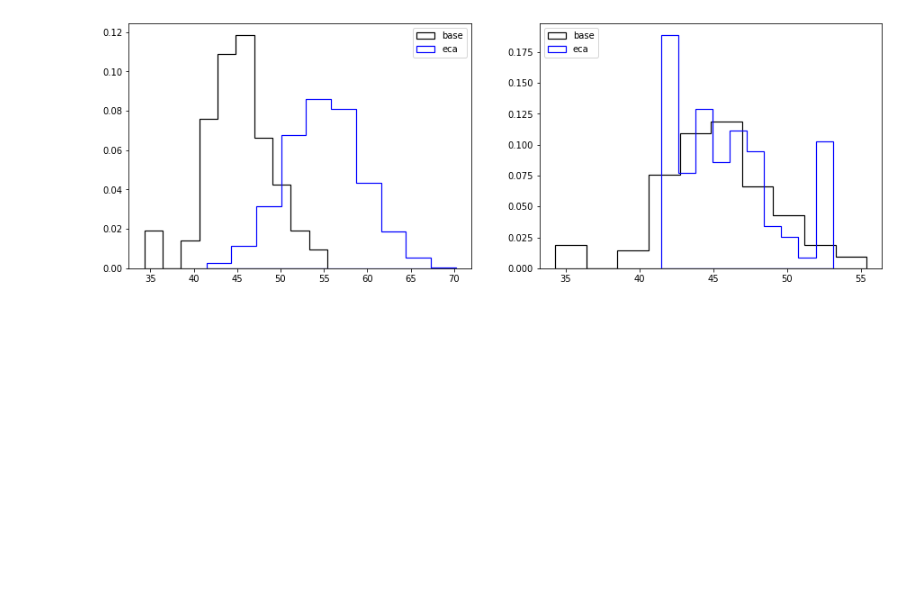
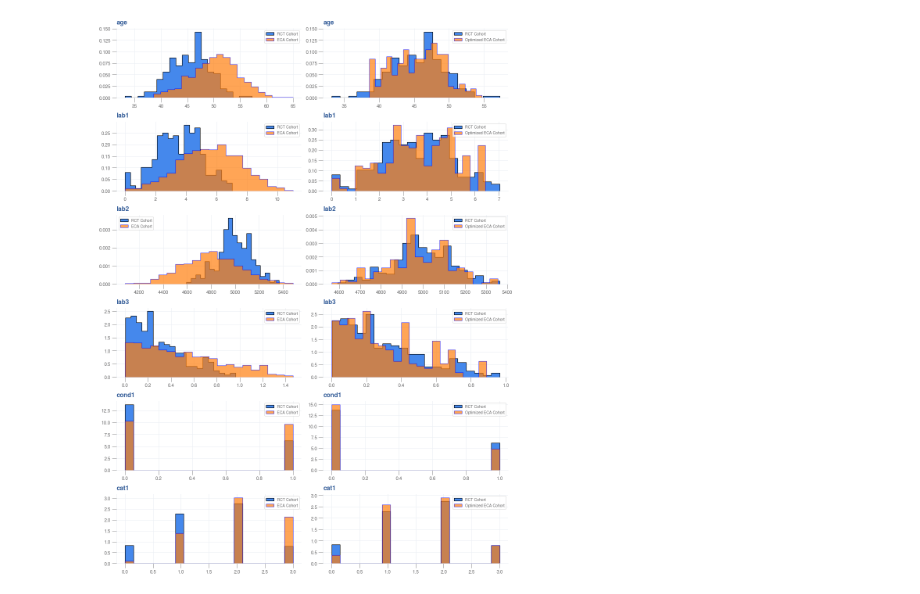
Before and after one commit to csrinesh/balance_cohort, a Jupyter notebook: cohortbalancer.ipynb, the cells around one changed output. Saved outputs shown, nothing was run; the diff lists cells and outputs as text; code cells hidden in the pictures; blank space fills up the shorter version.

```diff
--- a/cohortbalancer.ipynb
+++ b/cohortbalancer.ipynb
@@ -65,2 +150,9 @@ waypoints = np.linspace(a, b, 100)
+# %%
+kde_age = density_age(waypoints_age)*barwidth_age
+kde_lab1 = density_lab1(waypoints_lab1)*barwidth_lab1
+kde_lab2 = density_lab2(waypoints_lab2)*barwidth_lab2
+kde_lab3 = density_lab3(waypoints_lab3)*barwidth_lab3
+kde_cond1 = density_cond1(waypoints_cond1)*barwidth_cond1
+kde_cat1 = density_cat1(waypoints_cat1)*barwidth_cat1
 # %%
 def calc_loss(w):
@@ -72,14 +195,14 @@ def calc_loss(w):
 # %%
-def noneg(x):
-    return x - 0.00001
-
-cons = ({'type': 'ineq', 'fun': noneg},
-        {'type': 'eq', 'fun': lambda x: sum(x) - 1})
+bounds = list(zip(np.zeros(config['neca']), np.ones(config['neca'])))
 # %%
 %%time
-weights = 0.001*np.ones(config['neca'])
+weights = np.ones(config['neca'])/config['neca']
 
-wopt = minimize(calc_loss, weights, constraints=cons, options=
-            {"disp":True,"maxiter":1000})
-p = wopt.x
+# wopt = minimize(calc_loss, weights, options= {'maxiter': 10000, 'disp': True},
+#             bounds=bounds, method="L-BFGS-B")
+wopt = minimize(calc_loss, weights,
+                options={'maxfun': 1e6, 'maxiter': 1000, 'disp': True,
+                         'gtol':1e-5},
+                bounds=bounds, method="L-BFGS-B")
+p = wopt.x/sum(wopt.x)
 # %% [output]
@@ -98,14 +239,12 @@ plt.scatter(data_eca['age'], p)
 # %%
-data_eca_study = data_eca.sample(n=config['nbase'], replace=True, weights=p)
+data_eca_study = data_eca.sample(n=config['nbase'], replace=True, weights=p,
+                                 random_state=42)
+data_eca_study.name = 'Optimized ECA Cohort'
 # %%
-_, ax = plt.subplots(1,2, figsize=(15, 5))
+_, ax = plt.subplots(6,2, figsize=(15, 20))
 
-data_base.name = 'base'
-data_eca_study.name = 'eca'
-plot_dist(data_base, data_eca, ax[0])
-
-data_base.name = 'base'
-data_eca_study.name = 'eca'
-plot_dist(data_base, data_eca_study, ax[1])
+for i, col in enumerate(data_base.columns):
+    plot_dist(data_base, data_eca, col, ax[i][0])
+    plot_dist(data_base, data_eca_study, col, ax[i][1])
 # %% [output]
-[figure, old version]
+[figure, new version]
```
Also changed, not shown: parts of 28 cells of this notebook.
